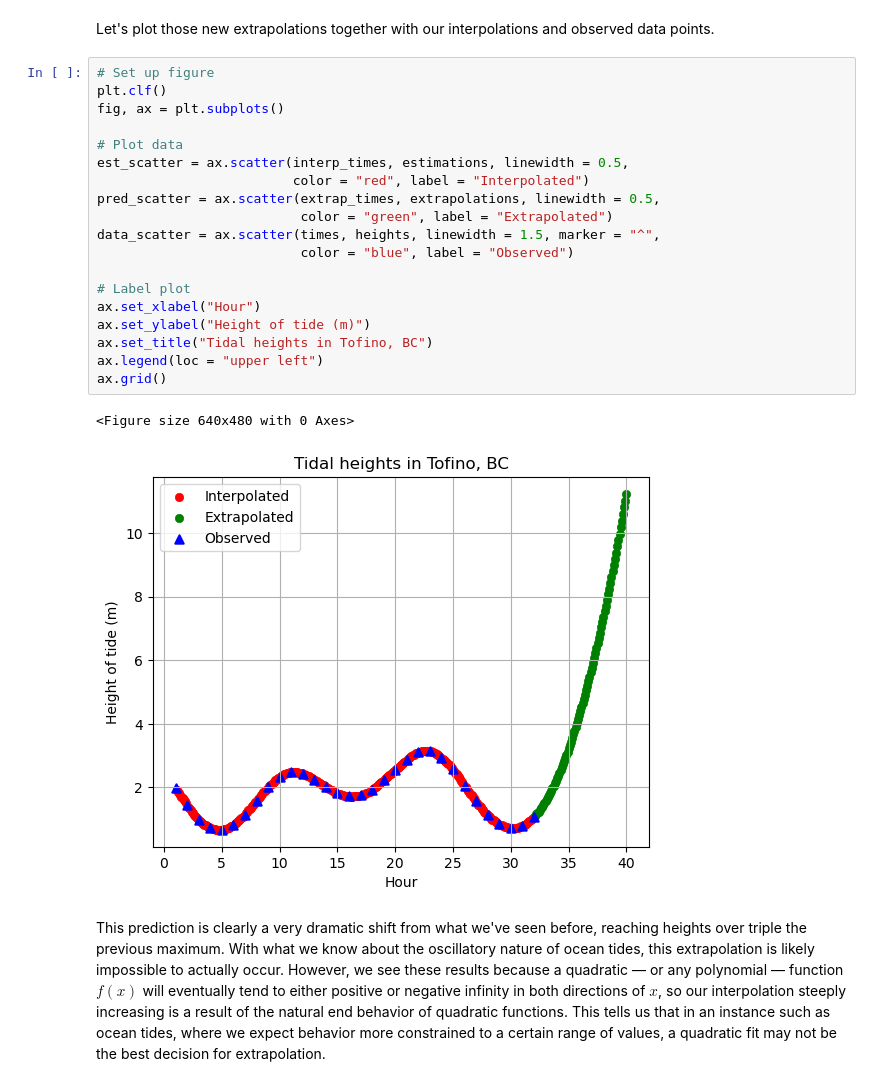
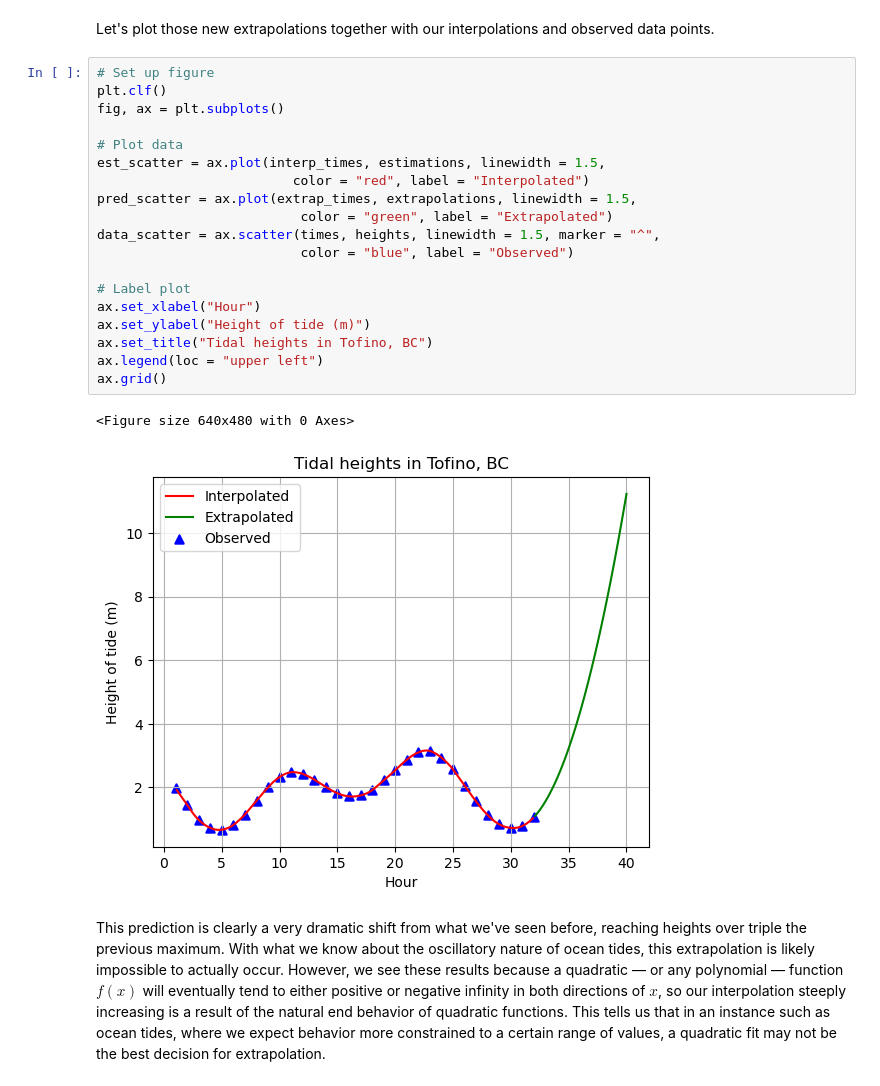
Before and after one commit to lemondoroshow/geoscienceModeling, a Jupyter notebook: oceanTides/ocean_tides.ipynb, the cells around one changed output. Drawn from its saved outputs; the diff is of its cells as text.

```diff
--- a/oceanTides/ocean_tides.ipynb
+++ b/oceanTides/ocean_tides.ipynb
@@ -258,25 +259,25 @@ Let's plot those new extrapolations together with our interpolations and observe
 # %%
 # Set up figure
 plt.clf()
 fig, ax = plt.subplots()
 
 # Plot data
-est_scatter = ax.scatter(interp_times, estimations, linewidth = 0.5,
+est_scatter = ax.plot(interp_times, estimations, linewidth = 1.5,
                          color = "red", label = "Interpolated")
-pred_scatter = ax.scatter(extrap_times, extrapolations, linewidth = 0.5,
+pred_scatter = ax.plot(extrap_times, extrapolations, linewidth = 1.5,
                           color = "green", label = "Extrapolated")
 data_scatter = ax.scatter(times, heights, linewidth = 1.5, marker = "^",
                           color = "blue", label = "Observed")
 
 # Label plot
 ax.set_xlabel("Hour")
 ax.set_ylabel("Height of tide (m)")
 ax.set_title("Tidal heights in Tofino, BC")
 ax.legend(loc = "upper left")
 ax.grid()
 # %% [output]
 <Figure size 640x480 with 0 Axes>
-[figure, old version]
+[figure, new version]
 # %% [markdown]
 This prediction is clearly a very dramatic shift from what we've seen before, reaching heights over triple the previous maximum. With what we know about the oscillatory nature of ocean tides, this extrapolation is likely impossible to actually occur. However, we see these results because a quadratic &mdash; or any polynomial &mdash; function $f(x)$ will eventually tend to either positive or negative infinity in both directions of $x$, so our interpolation steeply increasing is a result of the natural end behavior of quadratic functions. This tells us that in an instance such as ocean tides, where we expect behavior more constrained to a certain range of values, a quadratic fit may not be the best decision for extrapolation.
 # %% [markdown]
```
Also changed, not shown: parts of 17 cells of this notebook.
